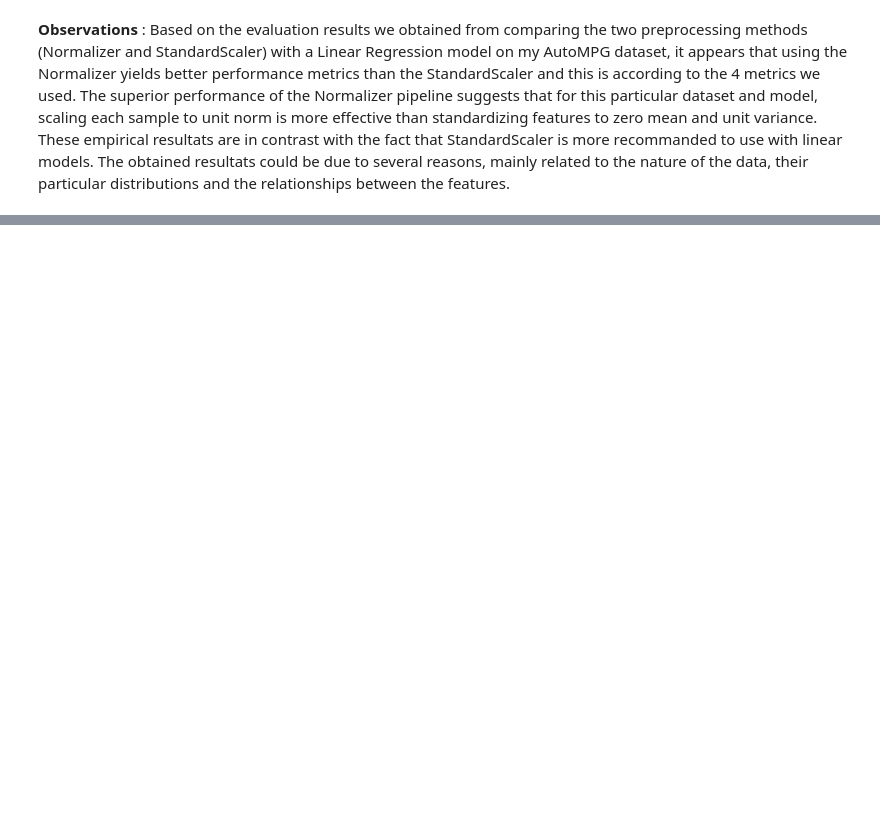
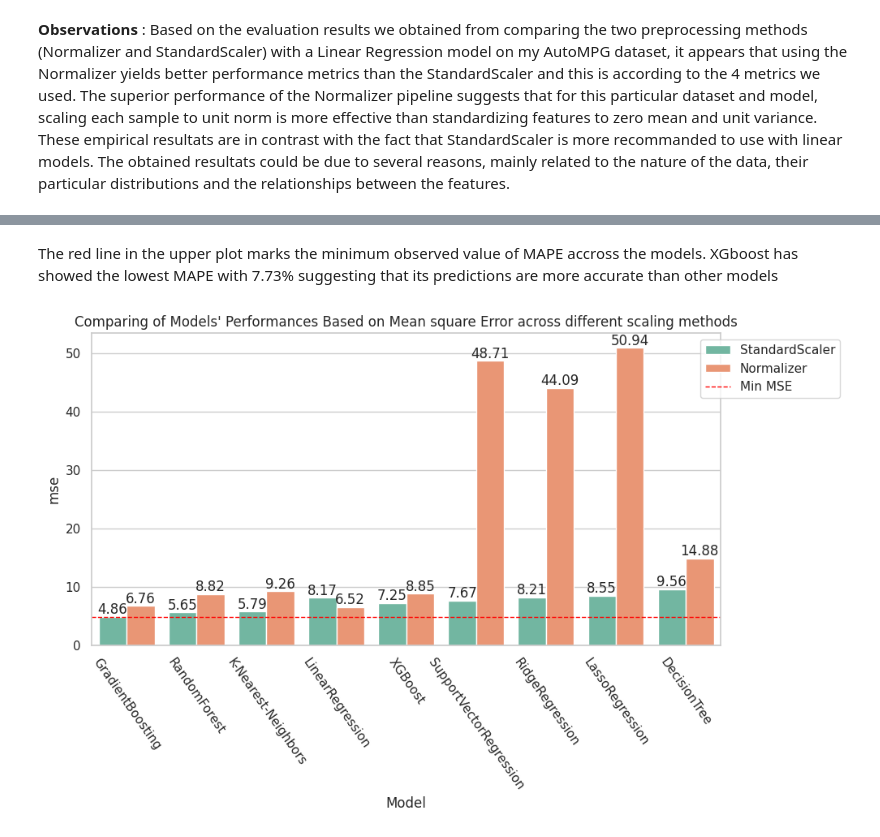
Before and after one commit to NalayaData/AutoMPG_ML_project, a Jupyter notebook: AutoMPG_Comparing_ML_Models.ipynb, the cells around one changed output, grey strips where cells are left out. Cells and saved outputs as stored; diff of their text form; code cells hidden in the pictures; blank space fills up the shorter version.

```diff
--- a/AutoMPG_Comparing_ML_Models.ipynb
+++ b/AutoMPG_Comparing_ML_Models.ipynb
@@ -444,0 +557,18 @@ Passing `palette` without assigning `hue` is deprecated and will be removed in v
+# %% [markdown]
+The red line in the upper plot marks the minimum observed value of MAPE accross the models. XGboost has showed the lowest MAPE with 7.73% suggesting that its predictions are more accurate than other models
+# %%
+full_evals.sort_values(['mse','scaler'], inplace=True)
+plt.figure(figsize=(10,5))
+bar=sns.barplot(data=full_evals, x='model_name', y='mse', hue='scaler')
+plt.xlabel("Model")
+plt.title("Comparing of Models' Performances Based on Mean square Error across different scaling methods")
+for container in bar.containers:
+  values = container.datavalues
+  labels = ["{:.2f}".format(val) for val in values]
+  bar.bar_label(container, labels=labels)
+plt.axhline(full_evals.mse.min(), color='r',linestyle='dashed',linewidth=1, label="Min MSE")
+plt.xticks(rotation = -55)
+plt.legend(loc='upper right', bbox_to_anchor=(1.2, 1))
+plt.show()
+# %% [output]
+[figure, added]
```
Also changed, not shown: parts of 95 cells of this notebook, 4 other files.
